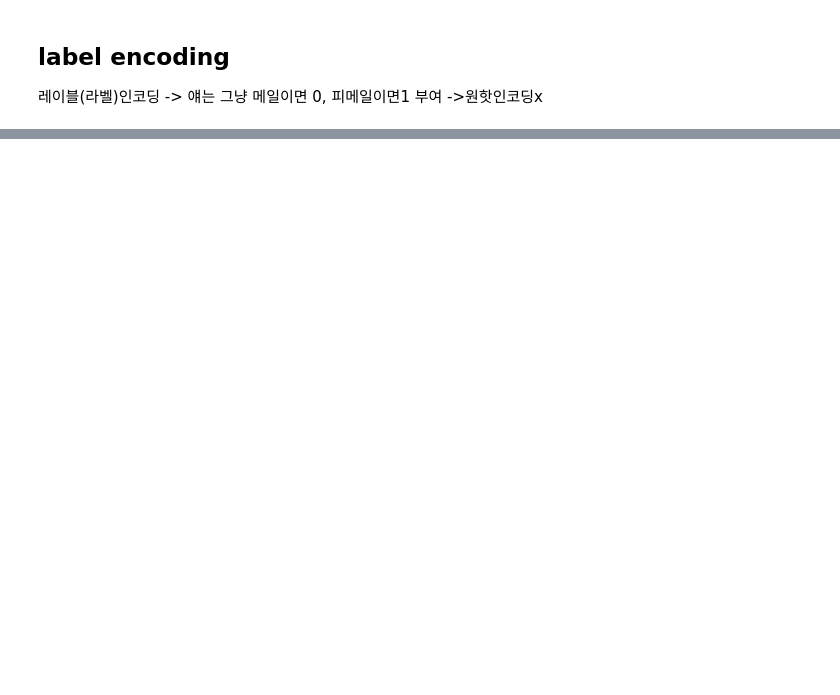
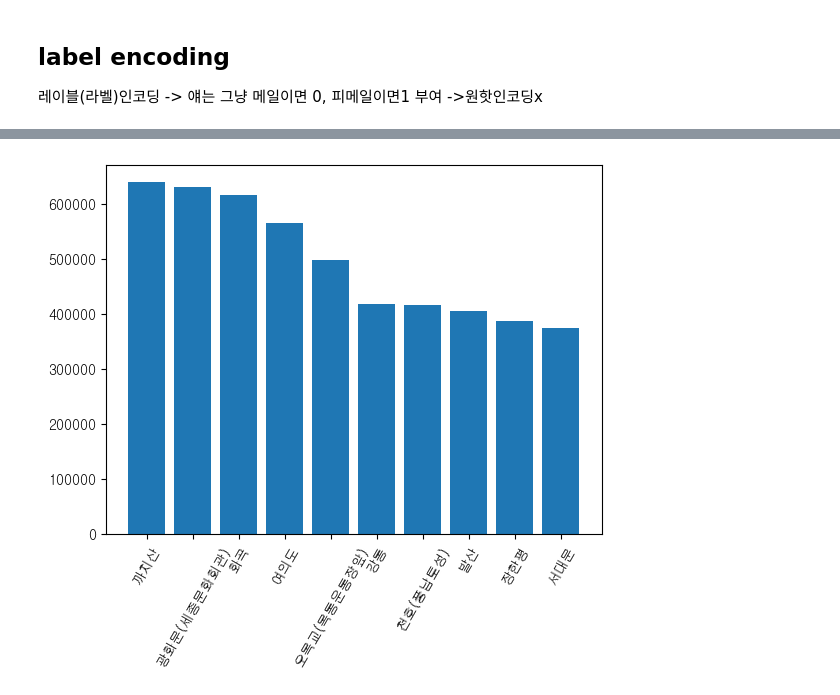
Before and after one commit to jjuuu999/hipython, a Jupyter notebook: 42.데이터전처리.ipynb, the cells around one changed output, grey strips where cells are left out. Drawn from its saved outputs; the diff is of its cells as text; code cells hidden in the pictures; blank space fills up the shorter version.

```diff
--- a/42.데이터전처리.ipynb
+++ b/42.데이터전처리.ipynb
@@ -1552,0 +1639,5 @@ Name: Sex, Length: 891, dtype: int64
+# %%
+# 5호선 역별 건수 막대차트
+df_5_line = df[df['노선명'] == '5호선']
+df_5_line_cnt= df_5_line.groupby('역명').size().reset_index()
+df_5_line
@@ -1552,0 +1658,10 @@ Name: Sex, Length: 891, dtype: int64
+# %%
+df_5_line_승객수=df_5_line.groupby('역명')[['승차총승객수','하차총승객수']].sum().reset_index()
+df_5_line_승차 = df_5_line_승객수.sort_values(by='승차총승객수',ascending=False).head(10)
+df_5_line_하차= df_5_line_승객수.sort_values(by='하차총승객수',ascending=False).head(10)
+# %%
+plt.bar(df_5_line_승차['역명'],df_5_line_승차['승차총승객수'])
+plt.xticks(rotation=60)
+plt.show()
+# %% [output]
+[figure, added]
```
Also changed, not shown: parts of 31 cells of this notebook, 3 other files.
